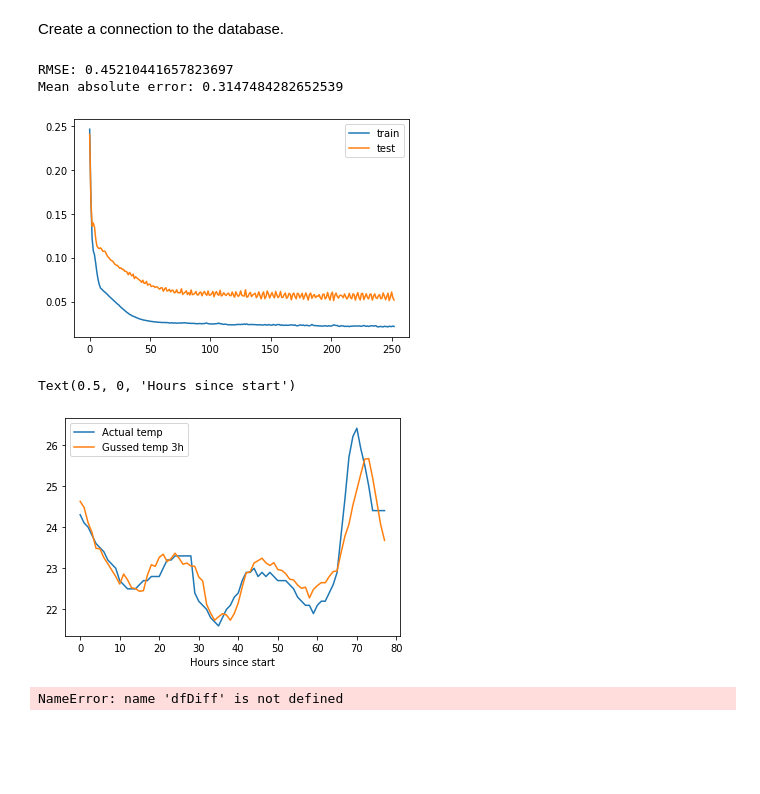
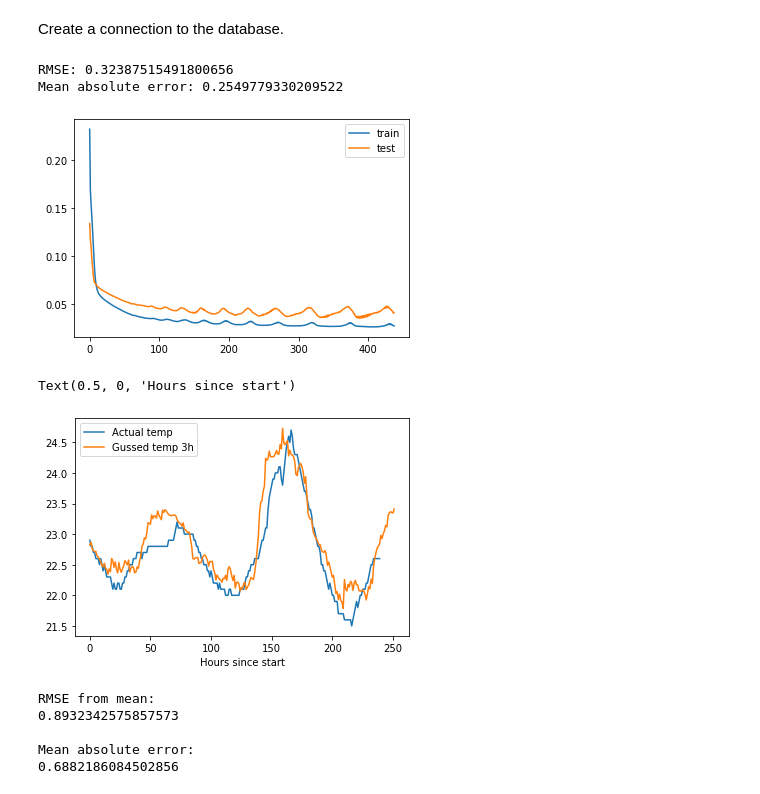
Before and after one commit to dakesson/nibepi_datascience, a Jupyter notebook: nibepi_model.ipynb, the cells around one changed output. Saved outputs shown, nothing was run; the diff lists cells and outputs as text; code cells hidden in the pictures; blank space fills up the shorter version.

```diff
--- a/nibepi_model.ipynb
+++ b/nibepi_model.ipynb
@@ -45,8 +45,8 @@ mlflow.set_experiment("nibe")
 # %%
 latitude_deg = 55.6915 # positive in the northern hemisphere
 longitude_deg = 13.230412 # negative reckoning west from prime meridian in Greenwich, England
-futureSteps = 3
-timestep = '60T'
+futureSteps = 12
+timestep = '15T'
 scaler = sk.preprocessing.MinMaxScaler()
 # %% [markdown]
 Create a connection to the database.
@@ -83,7 +83,7 @@ def getInitialDataFrame():
     dfWeatherSymbol = updateWeather(getDataFrame('current_weather_symbol'))
     dfPercipitation = getDataFrame('current_weather_precipitation')
     dfWind = getDataFrame('current_weather_wind_speed')
-    dfCalculatedSupply = getDataFrame('nibe_calculated_supply_temperature', mean=True)
+    dfCalculatedSupply = getDataFrame('nibe_offset_temperature')
     dfSupply = getDataFrame('nibe_supply_temperature', mean=True)
     dfReturn = getDataFrame('nibe_return_temperature', mean=True)
     dfDT = dfSupply['state'] - dfReturn['state']
@@ -94,20 +94,20 @@ def getInitialDataFrame():
             'Weather':dfWeatherSymbol['state'],
 #            'Rain':dfPercipitation['state'],
 #            'Wind':dfWind['state'],
-            'CalculatedSupplyTemp':dfCalculatedSupply['state'],
+#            'CalculatedSupplyTemp':dfCalculatedSupply['state'],
             'SupplyTemp':dfSupply['state'],
             'dT':dfDT
            })
 
     df = appendSolarFeature(df)
-    df = appendPrevious(df, 'Indoor',3)
-    df = appendPrevious(df, 'IndoorDT',3)
-    df = appendPrevious(df, 'Outdoor',2)
-    df = appendPrevious(df, 'Weather',2)
-    df = appendPrevious(df, 'dT',2 )
+#    df = appendPrevious(df, 'Indoor',12)
+#    df = appendPrevious(df, 'IndoorDT',12)
+#    df = appendPrevious(df, 'Outdoor',8)
+#    df = appendPrevious(df, 'Weather',8)
+#    df = appendPrevious(df, 'dT',8 )
     df = appendWeatherForcast(df)
-    df = appendPrevious(df, 'CalculatedSupplyTemp',2)
-    df = appendFuture(df, 'CalculatedSupplyTemp', 2)
+    df = appendPrevious(df, 'SupplyTemp',8)
+    df = appendFuture(df, 'SupplyTemp', 8)
     df = df.reindex(sorted(df.columns), axis=1)
 
     #Indoor temp must be last, used for training
@@ -211,7 +211,7 @@ def normalizeDF(df):
 def splitData(df):
     # split into train and test sets
     values = df.values
-    n_train_hours = int(len(values)*0.7)
+    n_train_hours = int(len(values)*0.75)
     train = values[:n_train_hours, :]
     test = values[n_train_hours:, :]
     # split into input and outputs
@@ -265,50 +265,54 @@ def train(train_x, train_y, test_x, test_y, plot = False, hidden = 32, nepochs =
 df = getInitialDataFrame()
 df = df.dropna()
 
 #Split data
 train_x, train_y, test_x, test_y = splitData(normalizeDF(df))
 train_x, test_x = addTimestepDim([train_x, test_x])
 
 #df = findFeaturesToRemove(df)
 
-model, history = train(train_x, train_y, test_x, test_y, plot=True, hidden=128, nepochs=1000, lr=0.0006)
+model, history = train(train_x, train_y, test_x, test_y, plot=True, hidden=512, nepochs=1000, lr=0.0002)
 
 inv_yhat = makePrediction(model,test_x)
 inv_y = df.values[-inv_yhat.shape[0]:,-futureSteps:]
 
 rmse = sqrt(mean_squared_error(inv_y[:-futureSteps,-1], inv_yhat[:-futureSteps,-1]))
 mae = mean_absolute_error(inv_y[:-futureSteps,-1], inv_yhat[:-futureSteps,-1])
 
 print("RMSE: " + str(rmse))
 print("Mean absolute error: " + str(mae))
 
 # plot history
 plt.plot(history.history['loss'], label='train')
 plt.plot(history.history['val_loss'], label='test')
 plt.legend()
 plt.show()
 
-plt.plot(inv_y[:,-1], label='Actual temp')
+plt.plot(inv_y[:-futureSteps,-1], label='Actual temp')
 plt.plot(inv_yhat[:,-1], label='Gussed temp 3h')
 plt.legend()
 plt.xlabel('Hours since start')
 # %% [output]
-RMSE: 0.45210441657823697
-Mean absolute error: 0.3147484282652539
+RMSE: 0.32387515491800656
+Mean absolute error: 0.2549779330209522
-[figure, old version]
+[figure, new version]
 Text(0.5, 0, 'Hours since start')
-[figure, old version]
+[figure, new version]
 # %%
 
 #dfDiff = abs(df['Indoor'].diff(3)).dropna()
-print('Average temp diff for 3 timesteps: \n' + str(dfDiff.mean()))
+#print('Average temp diff for 3 timesteps: \n' + str(dfDiff.mean()))
 
 rmse = sqrt(mean_squared_error(np.ones(df['Indoor'].shape[0])*df['Indoor'].mean(), df['Indoor']))
 print('\nRMSE from mean: \n' + str(rmse))
 
 print("\nMean absolute error:\n" + str(mean_absolute_error(np.ones(df['Indoor'].shape[0])*df['Indoor'].mean(), df['Indoor'])))
 # %% [output]
-NameError: name 'dfDiff' is not defined
+RMSE from mean:
+0.8932342575857573
+
+Mean absolute error:
+0.6882186084502856
 # %%
 updatedDf = getInitialDataFrame()
 
```
Also changed, not shown: parts of 2 cells of this notebook.
